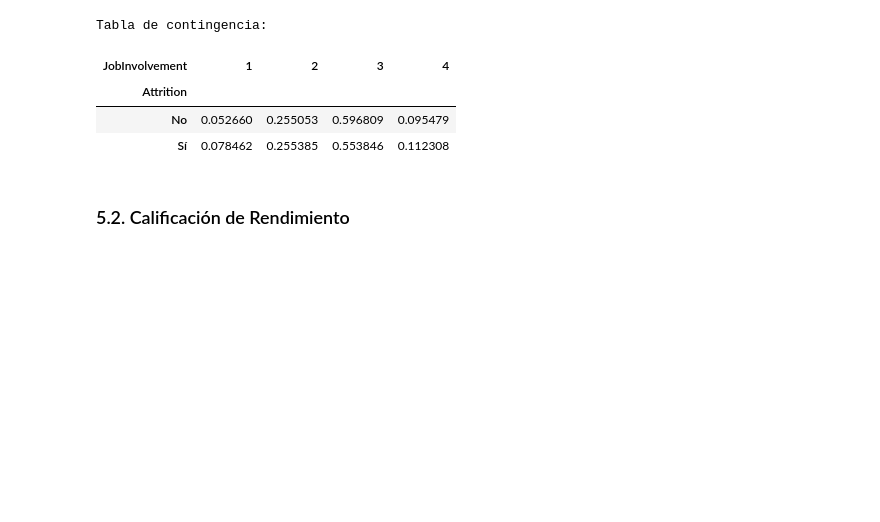
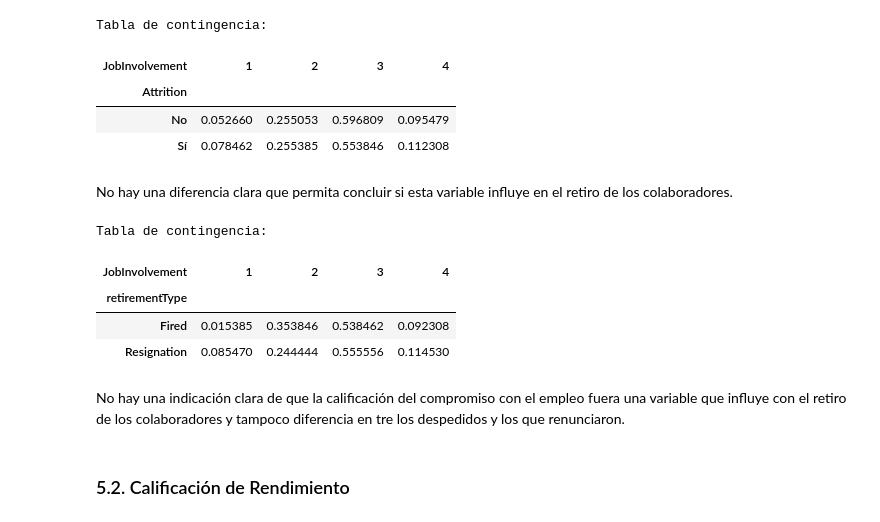
Before and after one commit to AlexanderBedoyaC/prediccion_abandono_empleo, a Jupyter notebook: c. Alex - Análisis Exploratorio.ipynb, the cells around one changed output. Cells and saved outputs as stored; diff of their text form; code cells hidden in the pictures; blank space fills up the shorter version.

```diff
--- a/c. Alex - Análisis Exploratorio.ipynb
+++ b/c. Alex - Análisis Exploratorio.ipynb
@@ -185,6 +189,18 @@ Tabla de contingencia:
 | Attrition |  |  |  |  |
 | No | 0.052660 | 0.255053 | 0.596809 | 0.095479 |
 | Sí | 0.078462 | 0.255385 | 0.553846 | 0.112308 |
+# %% [markdown]
+No hay una diferencia clara que permita concluir si esta variable influye en el retiro de los colaboradores.
+# %%
+funciones.analisisBivariado(data, ['retirementType', 'JobInvolvement'], 'v', 'relative')
+# %% [output]
+Tabla de contingencia:
+| JobInvolvement | 1 | 2 | 3 | 4 |
+| retirementType |  |  |  |  |
+| Fired | 0.015385 | 0.353846 | 0.538462 | 0.092308 |
+| Resignation | 0.085470 | 0.244444 | 0.555556 | 0.114530 |
+# %% [markdown]
+No hay una indicación clara de que la calificación del compromiso con el empleo fuera una variable que influye con el retiro de los colaboradores y tampoco diferencia en tre los despedidos y los que renunciaron.
 # %% [markdown]
 ### 5.2. Calificación de Rendimiento
 # %%
```
Also changed, not shown: parts of 18 cells of this notebook, 1 other file.
